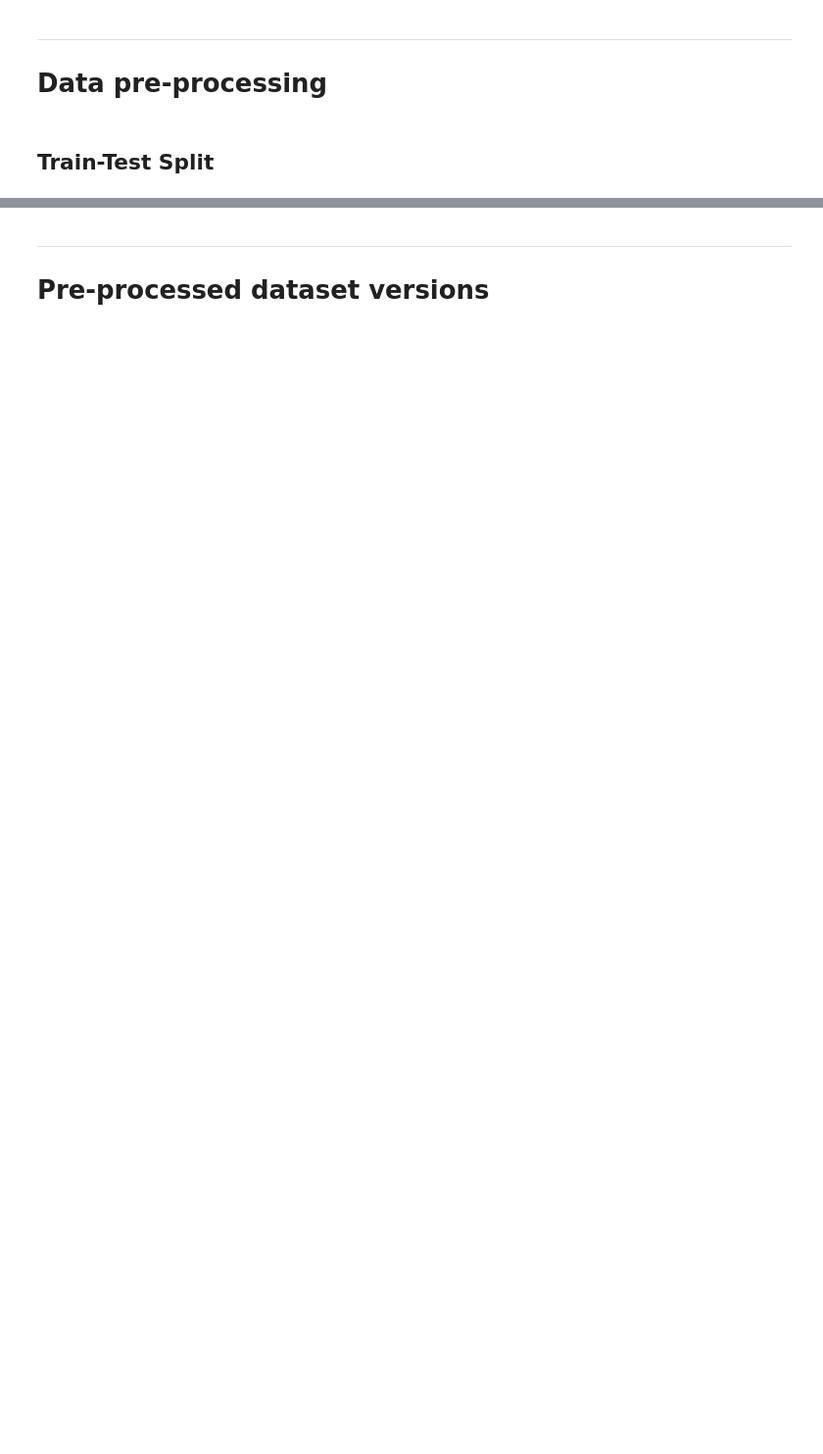
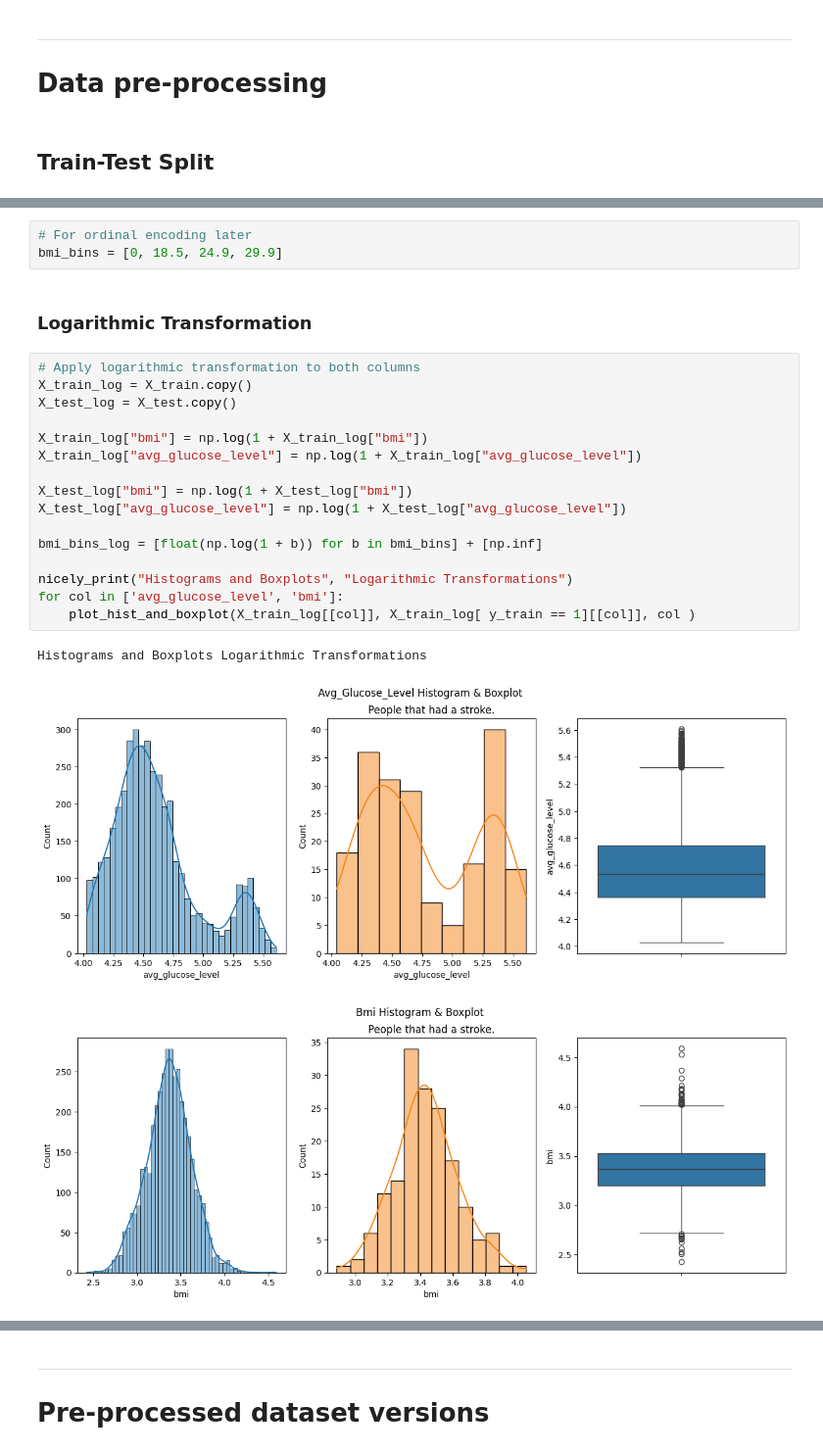
Before and after one commit to stefanosPanteli/EPL448_Team1_StrokePrediction, a Jupyter notebook: project.ipynb, the cells around one changed output, grey strips where cells are left out. Shown at 98% size. Drawn from its saved outputs; the diff is of its cells as text; blank space fills up the shorter version.

```diff
--- a/project.ipynb
+++ b/project.ipynb
@@ -572,0 +557,25 @@ categorical_pipe = Pipeline(steps=[ # TODO: what is this
+# %%
+# For ordinal encoding later
+bmi_bins = [0, 18.5, 24.9, 29.9]
+# %% [markdown]
+### Logarithmic Transformation
+# %%
+# Apply logarithmic transformation to both columns
+X_train_log = X_train.copy()
+X_test_log = X_test.copy()
+
+X_train_log["bmi"] = np.log(1 + X_train_log["bmi"])
+X_train_log["avg_glucose_level"] = np.log(1 + X_train_log["avg_glucose_level"])
+
+X_test_log["bmi"] = np.log(1 + X_test_log["bmi"])
+X_test_log["avg_glucose_level"] = np.log(1 + X_test_log["avg_glucose_level"])
+
+bmi_bins_log = [float(np.log(1 + b)) for b in bmi_bins] + [np.inf]
+
+nicely_print("Histograms and Boxplots", "Logarithmic Transformations")
+for col in ['avg_glucose_level', 'bmi']:
+    plot_hist_and_boxplot(X_train_log[[col]], X_train_log[ y_train == 1][[col]], col )
+# %% [output]
+Histograms and Boxplots Logarithmic Transformations
+[figure, added]
+[figure, added]
```
Also changed, not shown: parts of 38 cells of this notebook.
